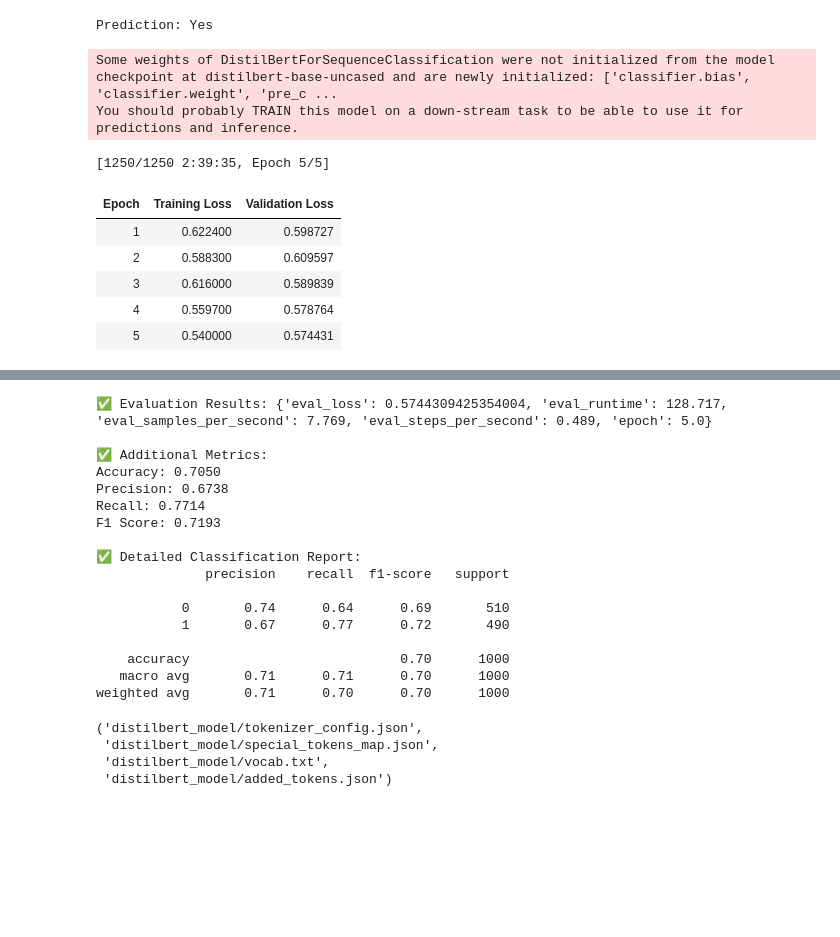
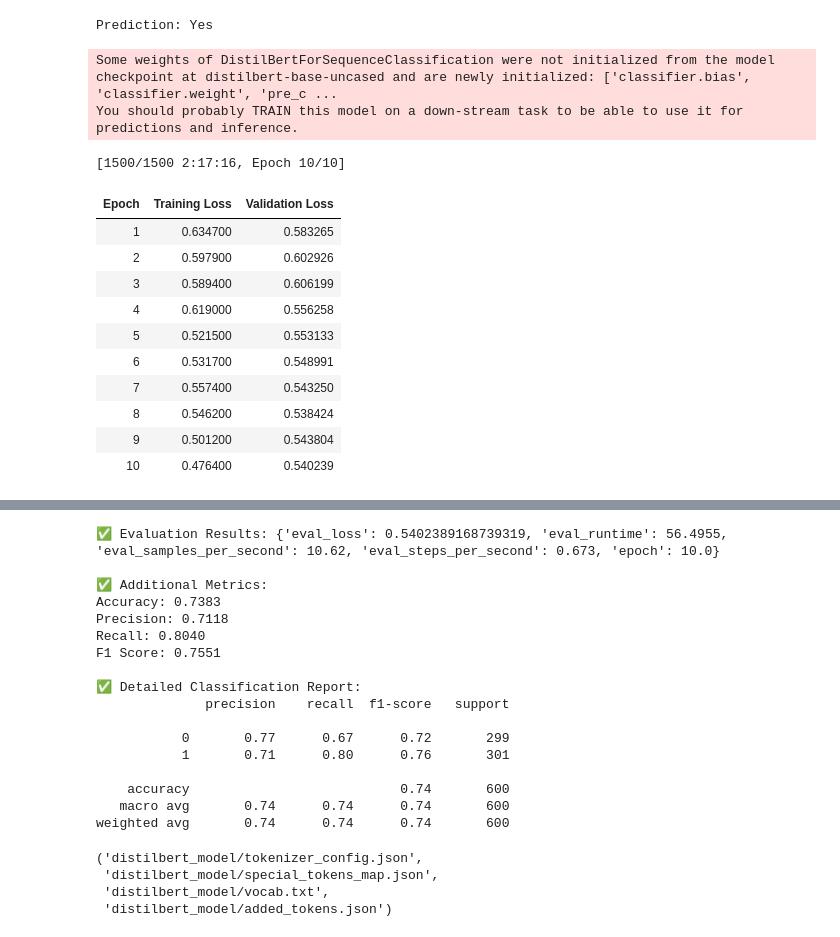
Before and after one commit to ShivamB15/Diabetes, a Jupyter notebook: association-rule-mining.ipynb, the cells around one changed output, grey strips where cells are left out. Saved outputs shown, nothing was run; the diff lists cells and outputs as text; code cells hidden in the pictures; blank space fills up the shorter version.

```diff
--- a/association-rule-mining.ipynb
+++ b/association-rule-mining.ipynb
@@ -2006,8 +2003,8 @@ df_0 = df[df["Diabetes_binary"] == 0].sample(11000, random_state=42)
 df_1 = df[df["Diabetes_binary"] == 1].sample(11000, random_state=42)
 df_balanced = pd.concat([df_0, df_1]).sample(frac=1, random_state=42).reset_index(drop=True)
 
-# ✅ Sample only 5000 rows (still balanced)
-df_sampled = df_balanced.sample(n=5000, random_state=42)
+# ✅ Sample only 3000 rows (still balanced)
+df_sampled = df_balanced.sample(n=3000, random_state=42)
 
 # ✅ Split into training and validation
 train_texts, val_texts, train_labels, val_labels = train_test_split(
@@ -2050,7 +2047,7 @@ training_args = TrainingArguments(
     save_strategy="no",
     per_device_train_batch_size=16,  # Larger batch size for DistilBERT
     per_device_eval_batch_size=16,
-    num_train_epochs=5,
+    num_train_epochs=10,
     weight_decay=0.01,
     logging_dir="./logs",
     logging_steps=20,
@@ -2070,57 +2067,62 @@ trainer.train()
 
 # 📊 Evaluate the model
 results = trainer.evaluate()
 print("\n✅ Evaluation Results:", results)
 
 # 📈 Generate classification report manually
 preds = trainer.predict(val_dataset)
 pred_labels = preds.predictions.argmax(axis=-1)
 
 accuracy = accuracy_score(val_labels, pred_labels)
 precision = precision_score(val_labels, pred_labels)
 recall = recall_score(val_labels, pred_labels)
 f1 = f1_score(val_labels, pred_labels)
 
 print(f"\n✅ Additional Metrics:")
 print(f"Accuracy: {accuracy:.4f}")
 print(f"Precision: {precision:.4f}")
 print(f"Recall: {recall:.4f}")
 print(f"F1 Score: {f1:.4f}")
 
 print("\n✅ Detailed Classification Report:")
 print(classification_report(val_labels, pred_labels))
 
 # Save DistilBERT model
 model.save_pretrained("distilbert_model")
 tokenizer.save_pretrained("distilbert_model")
 # %% [output]
 Some weights of DistilBertForSequenceClassification were not initialized from the model checkpoint at distilbert-base-uncased and are newly initialized: ['classifier.bias', 'classifier.weight', 'pre_c ...
 You should probably TRAIN this model on a down-stream task to be able to use it for predictions and inference.
-[1250/1250 2:39:35, Epoch 5/5]
+[1500/1500 2:17:16, Epoch 10/10]
 | Epoch | Training Loss | Validation Loss |
-| 1 | 0.622400 | 0.598727 |
-| 2 | 0.588300 | 0.609597 |
-| 3 | 0.616000 | 0.589839 |
-| 4 | 0.559700 | 0.578764 |
-| 5 | 0.540000 | 0.574431 |
+| 1 | 0.634700 | 0.583265 |
+| 2 | 0.597900 | 0.602926 |
+| 3 | 0.589400 | 0.606199 |
+| 4 | 0.619000 | 0.556258 |
+| 5 | 0.521500 | 0.553133 |
+| 6 | 0.531700 | 0.548991 |
+| 7 | 0.557400 | 0.543250 |
+| 8 | 0.546200 | 0.538424 |
+| 9 | 0.501200 | 0.543804 |
+| 10 | 0.476400 | 0.540239 |
 [interactive output not drawn]
-✅ Evaluation Results: {'eval_loss': 0.5744309425354004, 'eval_runtime': 128.717, 'eval_samples_per_second': 7.769, 'eval_steps_per_second': 0.489, 'epoch': 5.0}
+✅ Evaluation Results: {'eval_loss': 0.5402389168739319, 'eval_runtime': 56.4955, 'eval_samples_per_second': 10.62, 'eval_steps_per_second': 0.673, 'epoch': 10.0}
 
 ✅ Additional Metrics:
-Accuracy: 0.7050
-Precision: 0.6738
-Recall: 0.7714
-F1 Score: 0.7193
+Accuracy: 0.7383
+Precision: 0.7118
+Recall: 0.8040
+F1 Score: 0.7551
 
 ✅ Detailed Classification Report:
               precision    recall  f1-score   support
 
-           0       0.74      0.64      0.69       510
-           1       0.67      0.77      0.72       490
+           0       0.77      0.67      0.72       299
+           1       0.71      0.80      0.76       301
 
-    accuracy                           0.70      1000
-   macro avg       0.71      0.71      0.70      1000
-weighted avg       0.71      0.70      0.70      1000
+    accuracy                           0.74       600
+   macro avg       0.74      0.74      0.74       600
+weighted avg       0.74      0.74      0.74       600
 ('distilbert_model/tokenizer_config.json',
  'distilbert_model/special_tokens_map.json',
  'distilbert_model/vocab.txt',
```
Also changed, not shown: parts of 8 cells of this notebook.
